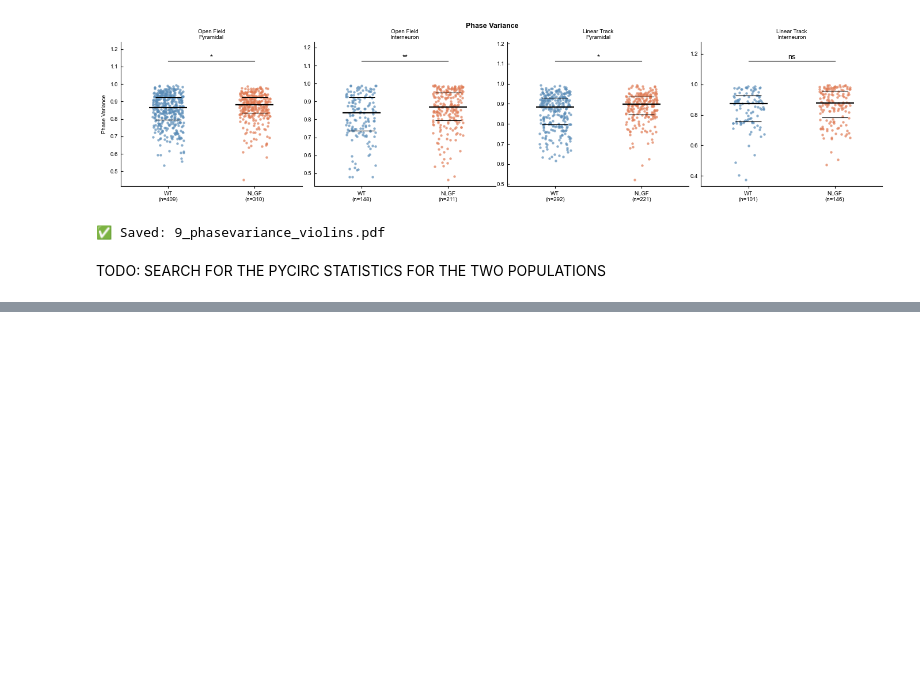
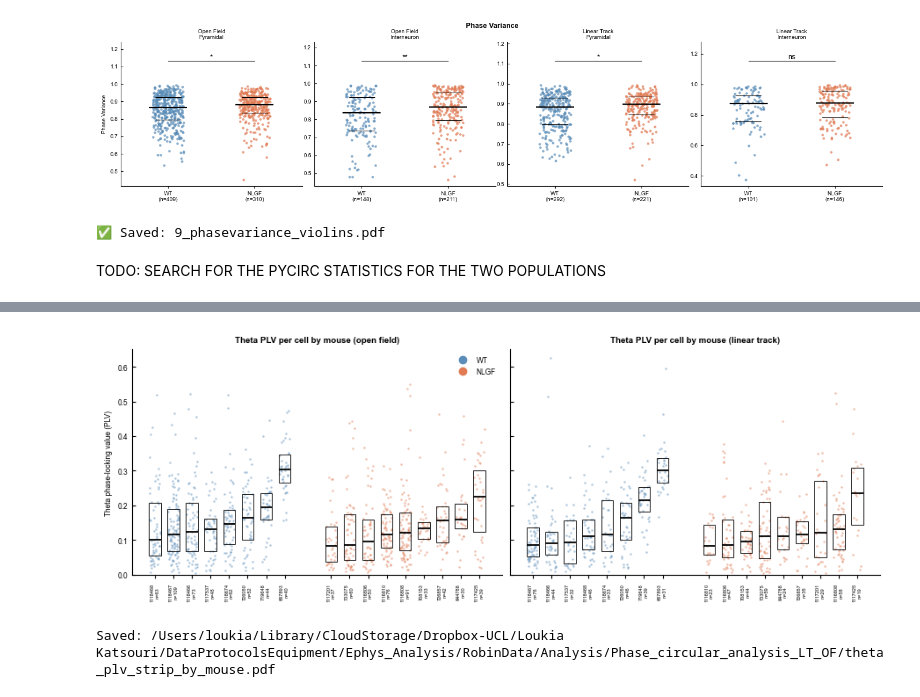
Before and after one commit to lkatsouri/NLGF_ephys_AXONA_data, a Jupyter notebook: ephys_phase_circular_analysis.ipynb, the cells around one changed output, grey strips where cells are left out. Cells and saved outputs as stored; diff of their text form; code cells hidden in the pictures; blank space fills up the shorter version.

```diff
--- a/ephys_phase_circular_analysis.ipynb
+++ b/ephys_phase_circular_analysis.ipynb
@@ -1729,0 +1935,41 @@ TODO: SEARCH FOR THE PYCIRC STATISTICS FOR THE TWO POPULATIONS
+# %%
+import numpy as np
+
+rng_strip = np.random.default_rng(0)
+GAP = 1.5          # extra x-space between the WT and NLGF groups
+fig, axes = plt.subplots(1, 2, figsize=(9, 3.2), sharey=True)
+for ax, env in zip(axes, ["open_field", "linear_track"]):
+    env_df = df_plv[df_plv["environment"] == env]
+    xticks, xlabels, x0 = [], [], 0
+    for geno in ["WT", "NLGF"]:
+        g_df = env_df[env_df["genotype"] == geno]
+        order = g_df.groupby("mouseID")["phase_locked_value"].median().sort_values().index
+        for i, mouse in enumerate(order):
+            vals = g_df.loc[g_df["mouseID"] == mouse, "phase_locked_value"].to_numpy()
+            x = x0 + i
+            ax.scatter(x + rng_strip.uniform(-0.28, 0.28, len(vals)), vals, s=3, alpha=0.5,
+                       color=GENO_COLORS[geno], linewidths=0, zorder=2)
+            q1, med, q3 = np.percentile(vals, [25, 50, 75])
+            ax.add_patch(plt.Rectangle((x - 0.32, q1), 0.64, q3 - q1, fill=False,
+                                       edgecolor="black", linewidth=0.6, zorder=3))
+            ax.hlines(med, x - 0.32, x + 0.32, color="black", linewidth=1.3, zorder=4)
+            xticks.append(x)
+            xlabels.append(f"{mouse}\nn={len(vals)}")
+        x0 += len(order) + GAP
+    ax.set_xticks(xticks)
+    ax.set_xticklabels(xlabels, rotation=90, fontsize=4)
+    ax.set_ylim(0, 0.65)
+    set_panel_title(ax, f"Theta PLV per cell by mouse ({PLV_ENV_LABELS[env]})")
+    ax.spines[["top", "right"]].set_visible(False)
+axes[0].set_ylabel("Theta phase-locking value (PLV)")
+handles = [plt.Line2D([], [], marker="o", linestyle="", color=GENO_COLORS[g], label=g) for g in ["WT", "NLGF"]]
+axes[0].legend(handles=handles, frameon=False, loc="upper right")
+fig.tight_layout()
+pdf_path = os.path.join(PLV_OUT_DIR, "theta_plv_strip_by_mouse.pdf")
+fig.savefig(pdf_path, bbox_inches="tight")
+plt.show()
+plt.close(fig)
+print(f"Saved: {pdf_path}")
+# %% [output]
+[figure, added]
+Saved: /Users/loukia/Library/CloudStorage/Dropbox-UCL/Loukia Katsouri/DataProtocolsEquipment/Ephys_Analysis/RobinData/Analysis/Phase_circular_analysis_LT_OF/theta_plv_strip_by_mouse.pdf
```
Also changed, not shown: parts of 15 cells of this notebook, 1 other file.
